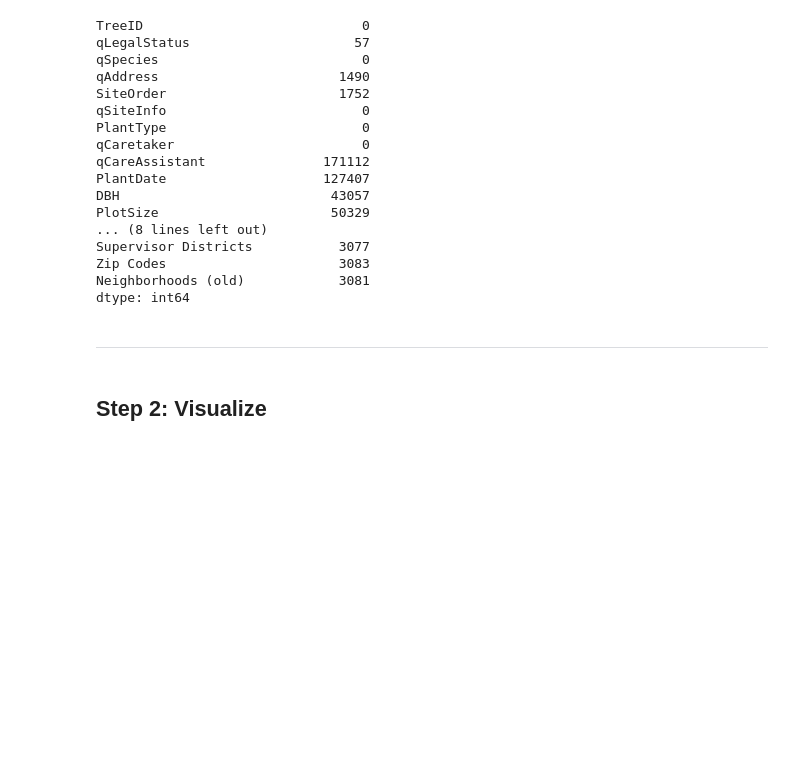
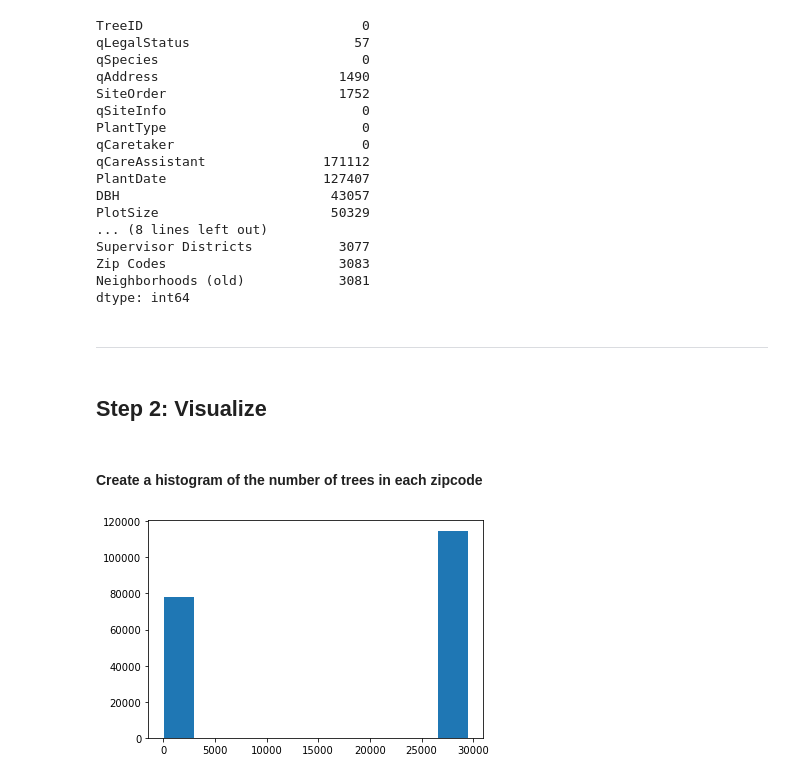
Before and after one commit to EdreaRobinson/week-10-Jupyter-Tree-Exploration, a Jupyter notebook: Jupyter Tree Data Exploration.ipynb, the cells around one changed output. Drawn from its saved outputs; the diff is of its cells as text; code cells hidden in the pictures; blank space fills up the shorter version.

```diff
--- a/Jupyter Tree Data Exploration.ipynb
+++ b/Jupyter Tree Data Exploration.ipynb
@@ -135,3 +136,10 @@ dtype: int64
 ***
 # %% [markdown]
 ## Step 2: Visualize
+# %% [markdown]
+#### Create a histogram of the number of trees in each zipcode
+# %%
+plt.hist(treeList['Zip Codes'])
+plt.show()
+# %% [output]
+[figure, added]
```
Also changed, not shown: parts of 3 cells of this notebook.
